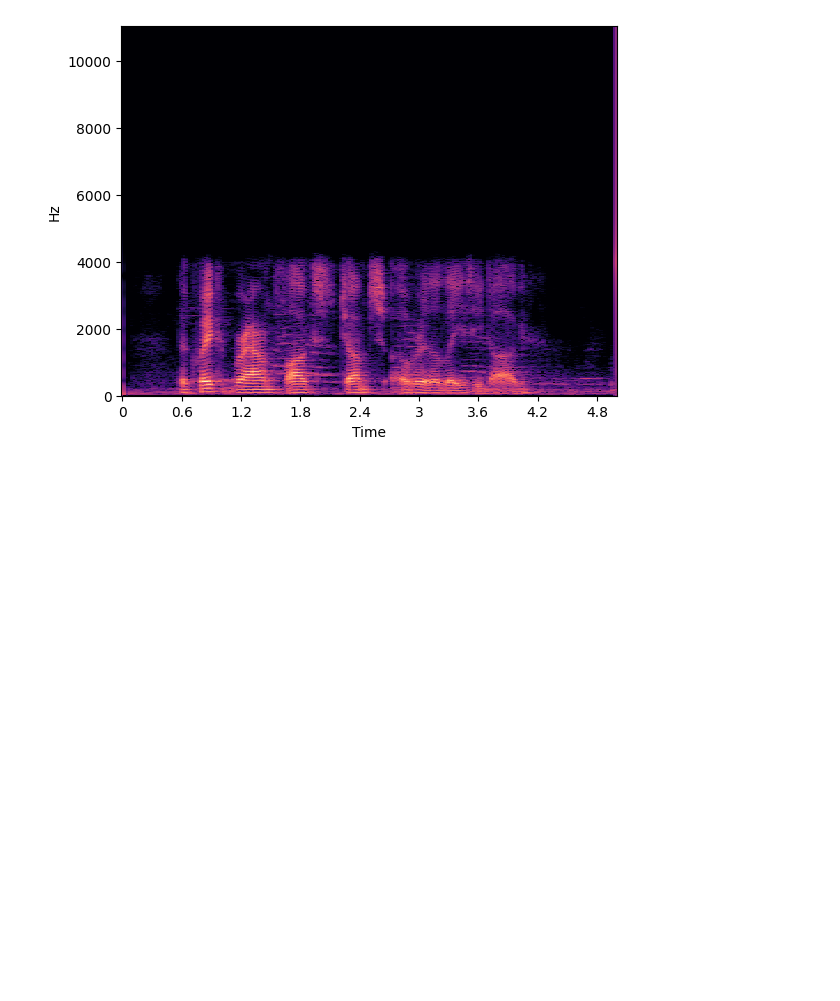
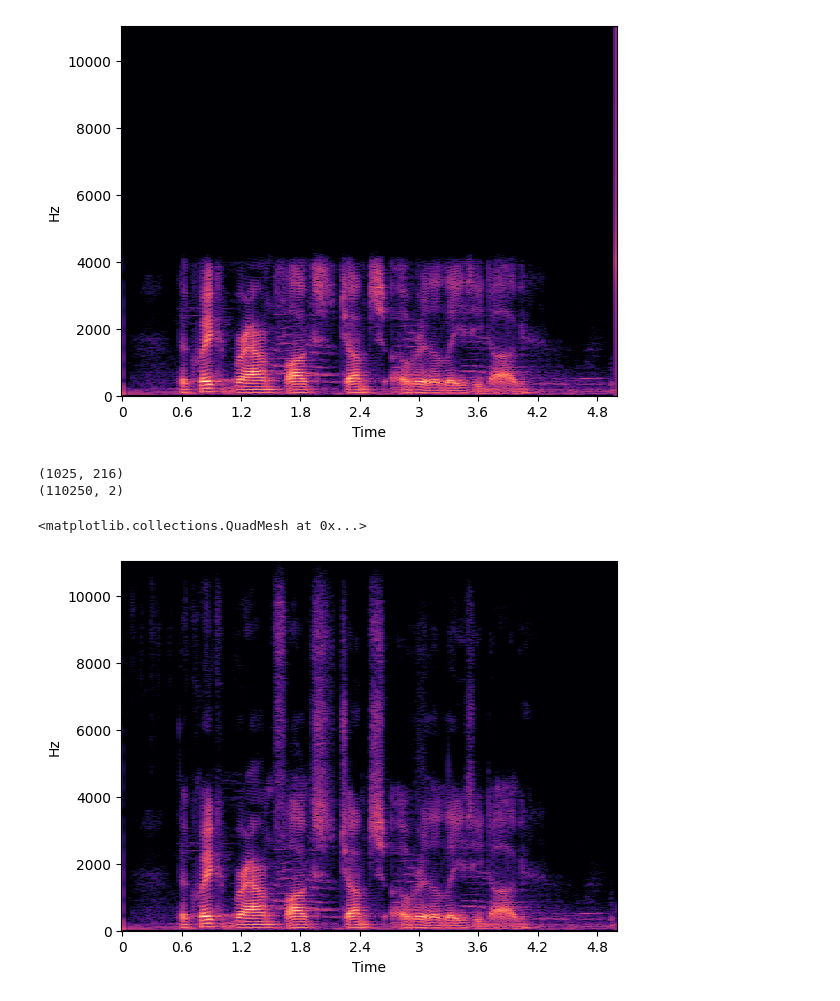
Before and after one commit to rasabater/eceproject2, a Jupyter notebook: project2.ipynb, the cells around one changed output. Saved outputs shown, nothing was run; the diff lists cells and outputs as text; code cells hidden in the pictures; blank space fills up the shorter version.

```diff
--- a/project2.ipynb
+++ b/project2.ipynb
@@ -307,3 +307,20 @@ sd.wait()
 from scipy.io.wavfile import write
 # Write it to a file
 write("team2-filteredspeechsine.wav",SAMPLE_RATE,lowpass)
+# %%
+import numpy as np
+SAMPLE_RATE =22050
+leftandright = np.column_stack((toneproj1, nice_tone_q5))
+# %%
+#spectrogram
+import librosa
+freq = librosa.amplitude_to_db(np.abs(librosa.stft(leftandright[:,0])), ref=np.max)
+# freq = np.abs(librosa.stft(tone2))
+print(freq.shape)
+print(leftandright.shape)
+librosa.display.specshow(freq, y_axis='linear', x_axis='time')
+# %% [output]
+(1025, 216)
+(110250, 2)
+<matplotlib.collections.QuadMesh at 0x...>
+[figure, added]
```
Also changed, not shown: parts of 4 cells of this notebook.
